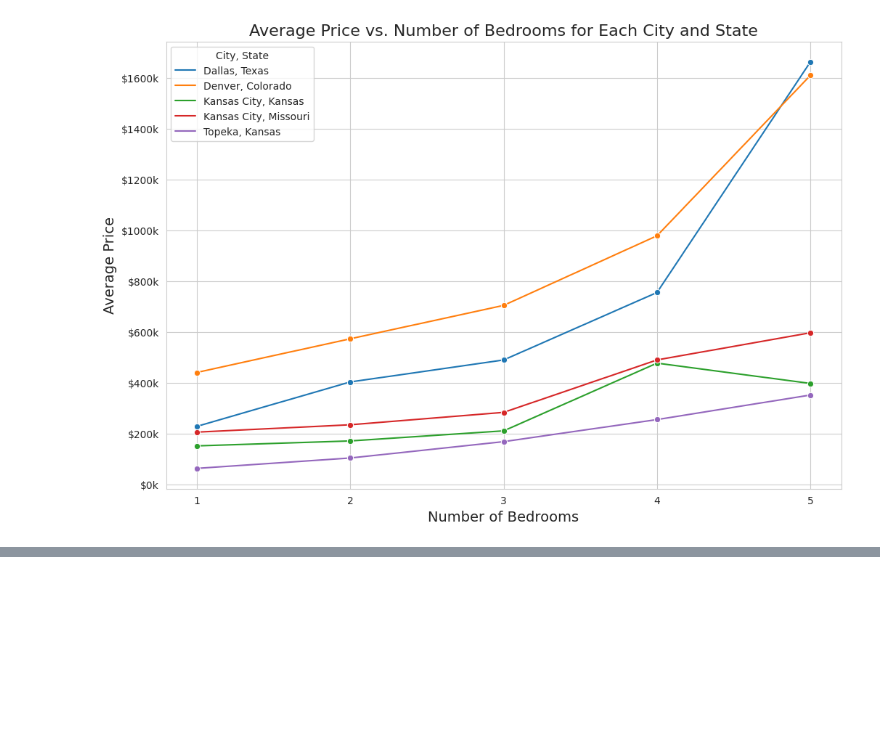
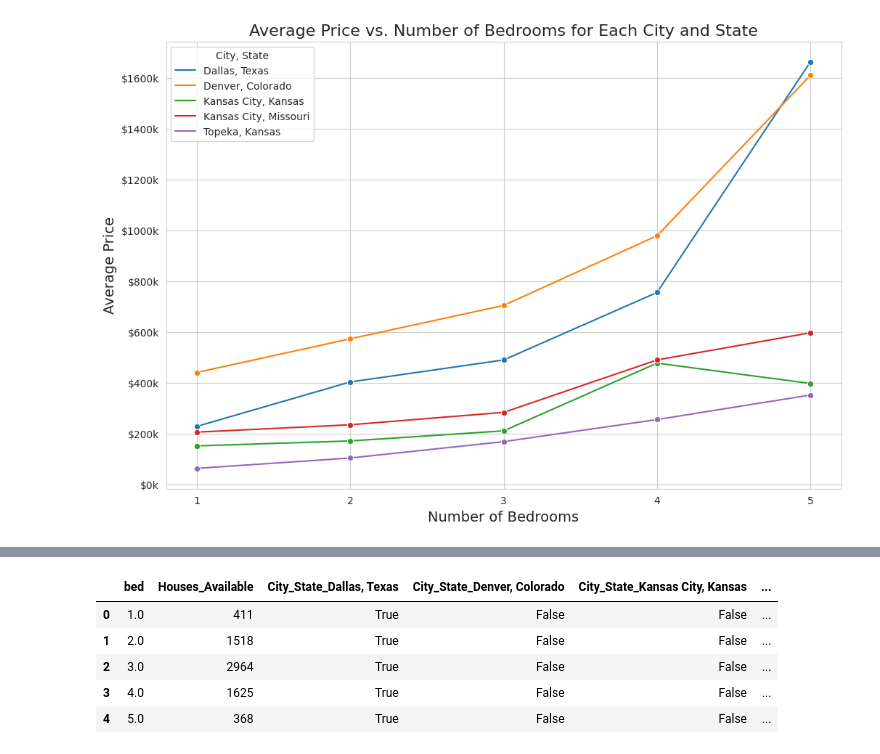
Before and after one commit to gthom73/MLIntegration_project4_group2, a Jupyter notebook: Project_4_ML.ipynb, the cells around one changed output, grey strips where cells are left out. Saved outputs shown, nothing was run; the diff lists cells and outputs as text; code cells hidden in the pictures; blank space fills up the shorter version.

```diff
--- a/Project_4_ML.ipynb
+++ b/Project_4_ML.ipynb
@@ -209,0 +241,4 @@ plt.show()
+# %%
+# split target column from dataset
+y = result['Average_Price']
+X = result.drop(columns=['city', 'state','Average_Price'])
@@ -209,0 +255,13 @@ plt.show()
+# %%
+# Encode the categorical variables using get_dummies(X)
+X = pd.get_dummies(X)
+# %%
+# Preview the data
+X.head()
+# %% [output]
+|  | bed | Houses_Available | City_State_Dallas, Texas | City_State_Denver, Colorado | City_State_Kansas City, Kansas | ... |
+| 0 | 1.0 | 411 | True | False | False | ... |
+| 1 | 2.0 | 1518 | True | False | False | ... |
+| 2 | 3.0 | 2964 | True | False | False | ... |
+| 3 | 4.0 | 1625 | True | False | False | ... |
+| 4 | 5.0 | 368 | True | False | False | ... |
```
Also changed, not shown: parts of 8 cells of this notebook.
